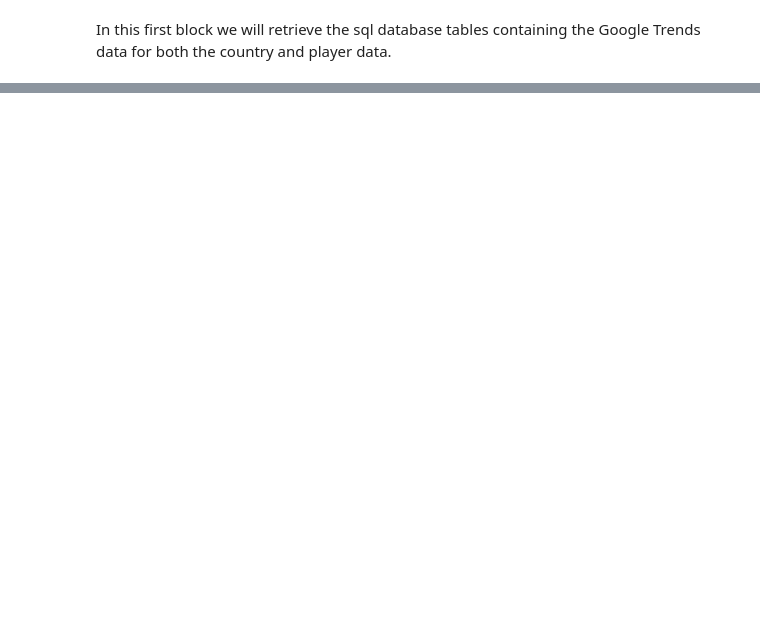
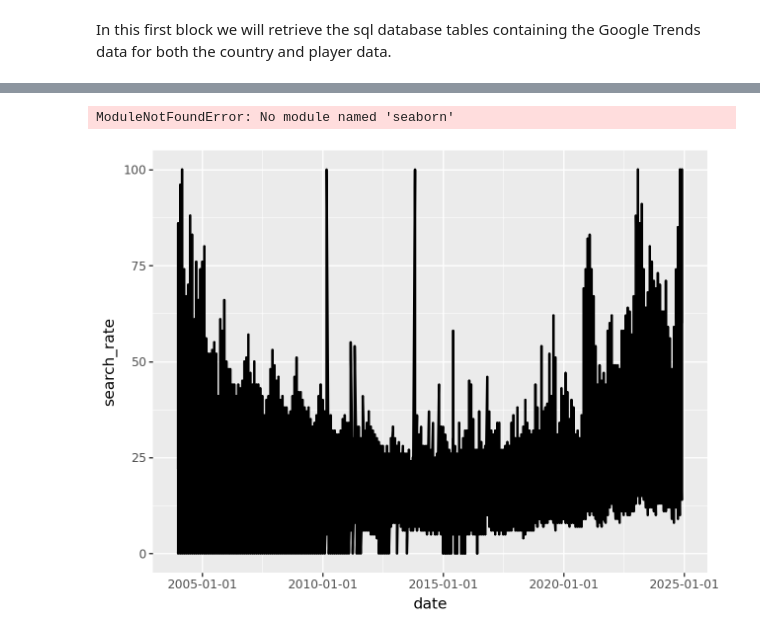
Before and after one commit to deyavuz/ds105a-chess-investigation, a Jupyter notebook: notebooks/GTrends_Visualization.ipynb, the cells around one changed output, grey strips where cells are left out. Saved outputs shown, nothing was run; the diff lists cells and outputs as text; code cells hidden in the pictures; blank space fills up the shorter version.

Commit message:
First draft of visualizing GTrends data

```diff
--- a/notebooks/GTrends_Visualization.ipynb
+++ b/notebooks/GTrends_Visualization.ipynb
@@ -120,0 +34,45 @@ def album_trend_graph(artist_name):
+# %%
+import pandas as pd
+import matplotlib.pyplot as plt
+import seaborn as sns
+
+# Create figure and axes
+plt.figure(figsize=(10, 6))
+
+# Example placeholder dataframes (you'll replace these with your actual data)
+# Each dataframe should have a 'date' column and a value column
+
+# Plot the lines
+plt.plot(df_country['date'], df1['search_rate'], label='First Line', color='blue')
+plt.plot(df_player['date'], df2['search_rate'], label='Second Line', color='red')
+
+# Customize the plot
+plt.title('Two-Line Time Series Graph', fontsize=15)
+plt.xlabel('Date', fontsize=12)
+plt.ylabel('Value', fontsize=12)
+plt.legend()
+plt.grid(True, linestyle='--', alpha=0.7)
+
+# Rotate and align the tick labels so they look better
+plt.gcf().autofmt_xdate()
+
+# Show the plot
+plt.tight_layout()
+plt.show()
+# %% [output]
+ModuleNotFoundError: No module named 'seaborn'
+# %%
+# Convert date formats
+df_country['date'] = pd.to_datetime(df_country['date'], format='%b %Y', errors='coerce')
+df_player['date'] = pd.to_datetime(df_player['date'], format='%b %Y', errors='coerce')
+df_fide['date'] = pd.to_datetime(df_fide['date'], format='%b %Y', errors='coerce')
+
+# Create graph
+plot = (
+    ggplot(df_country, aes(x='date', y='search_rate'))
+    + geom_line(size=1, color='black') # Google Trends data
+    )
+
+plot
+# %% [output]
+[figure, added]
```
Also changed, not shown: parts of 2 cells of this notebook, 2 other files.
